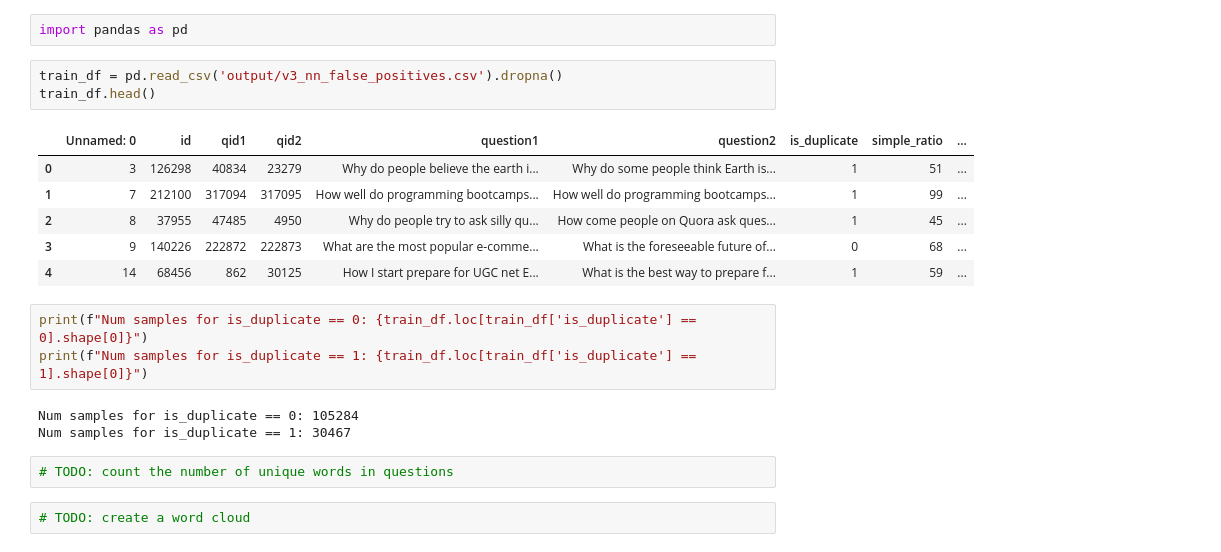
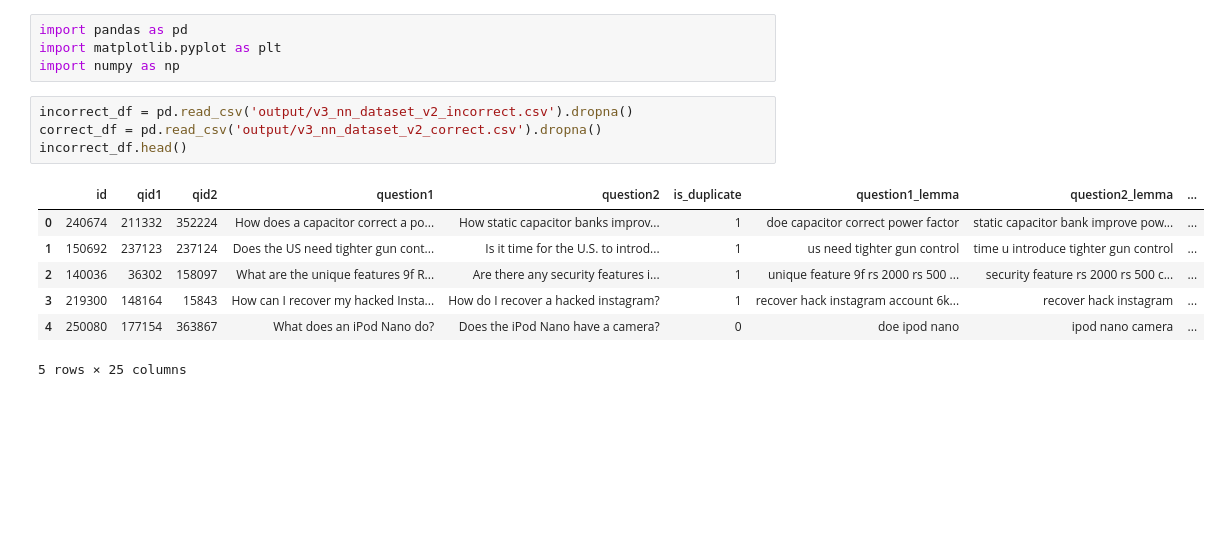
Before and after one commit to youomid/data_science_challenges, a Jupyter notebook: quora_question_pairs/exploratory_data_analysis.ipynb, the cells around one changed output. Drawn from its saved outputs; the diff is of its cells as text; blank space fills up the shorter version.

```diff
--- a/quora_question_pairs/exploratory_data_analysis.ipynb
+++ b/quora_question_pairs/exploratory_data_analysis.ipynb
@@ -1,22 +1,16 @@
 # %%
 import pandas as pd
+import matplotlib.pyplot as plt
+import numpy as np
 # %%
-train_df = pd.read_csv('output/v3_nn_false_positives.csv').dropna()
-train_df.head()
+incorrect_df = pd.read_csv('output/v3_nn_dataset_v2_incorrect.csv').dropna()
+correct_df = pd.read_csv('output/v3_nn_dataset_v2_correct.csv').dropna()
+incorrect_df.head()
 # %% [output]
-|  | Unnamed: 0 | id | qid1 | qid2 | question1 | question2 | is_duplicate | simple_ratio | ... |
-| 0 | 3 | 126298 | 40834 | 23279 | Why do people believe the earth i... | Why do some people think Earth is... | 1 | 51 | ... |
-| 1 | 7 | 212100 | 317094 | 317095 | How well do programming bootcamps... | How well do programming bootcamps... | 1 | 99 | ... |
-| 2 | 8 | 37955 | 47485 | 4950 | Why do people try to ask silly qu... | How come people on Quora ask ques... | 1 | 45 | ... |
-| 3 | 9 | 140226 | 222872 | 222873 | What are the most popular e-comme... | What is the foreseeable future of... | 0 | 68 | ... |
-| 4 | 14 | 68456 | 862 | 30125 | How I start prepare for UGC net E... | What is the best way to prepare f... | 1 | 59 | ... |
+|  | id | qid1 | qid2 | question1 | question2 | is_duplicate | question1_lemma | question2_lemma | ... |
+| 0 | 240674 | 211332 | 352224 | How does a capacitor correct a po... | How static capacitor banks improv... | 1 | doe capacitor correct power factor | static capacitor bank improve pow... | ... |
+| 1 | 150692 | 237123 | 237124 | Does the US need tighter gun cont... | Is it time for the U.S. to introd... | 1 | us need tighter gun control | time u introduce tighter gun control | ... |
+| 2 | 140036 | 36302 | 158097 | What are the unique features 9f R... | Are there any security features i... | 1 | unique feature 9f rs 2000 rs 500 ... | security feature rs 2000 rs 500 c... | ... |
+| 3 | 219300 | 148164 | 15843 | How can I recover my hacked Insta... | How do I recover a hacked instagram? | 1 | recover hack instagram account 6k... | recover hack instagram | ... |
+| 4 | 250080 | 177154 | 363867 | What does an iPod Nano do? | Does the iPod Nano have a camera? | 0 | doe ipod nano | ipod nano camera | ... |
+5 rows × 25 columns
-# %%
-print(f"Num samples for is_duplicate == 0: {train_df.loc[train_df['is_duplicate'] == 0].shape[0]}")
-print(f"Num samples for is_duplicate == 1: {train_df.loc[train_df['is_duplicate'] == 1].shape[0]}")
-# %% [output]
-Num samples for is_duplicate == 0: 105284
-Num samples for is_duplicate == 1: 30467
-# %%
-# TODO: count the number of unique words in questions
-# %%
-# TODO: create a word cloud
```
Also changed, not shown: parts of 1 cell of this notebook, 3 other files.
